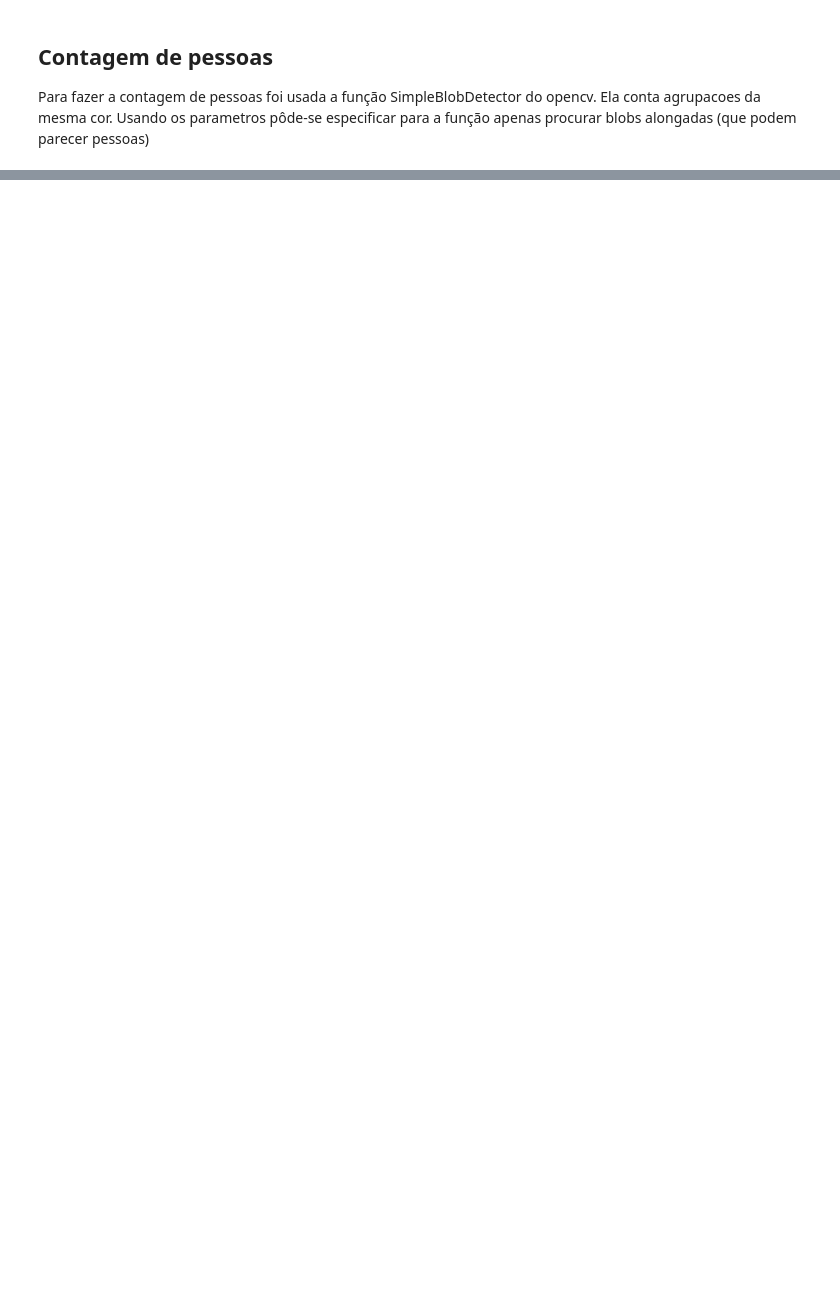
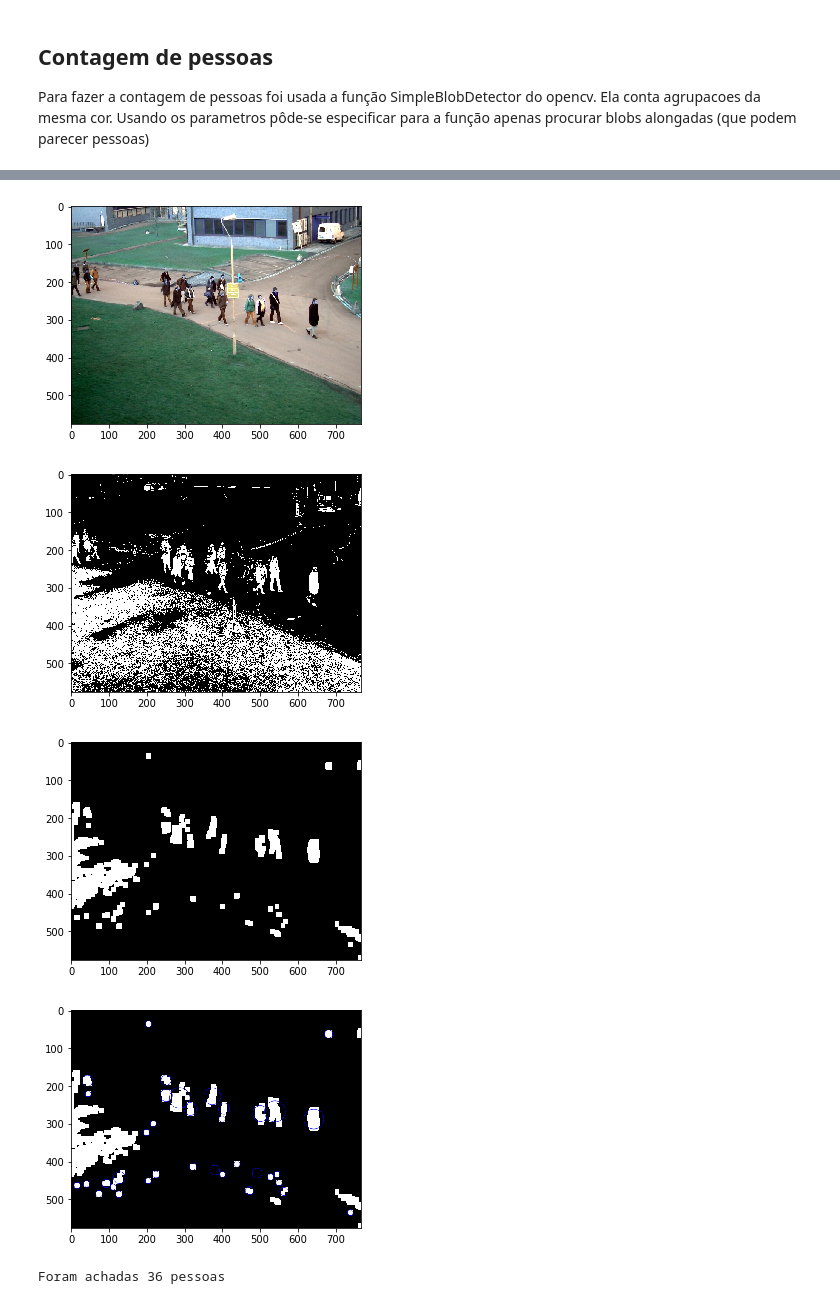
Before and after one commit to guizg/visao2-2, a Jupyter notebook: projeto2-2.ipynb, the cells around one changed output, grey strips where cells are left out. Drawn from its saved outputs; the diff is of its cells as text; code cells hidden in the pictures; blank space fills up the shorter version.

```diff
--- a/projeto2-2.ipynb
+++ b/projeto2-2.ipynb
@@ -303 +300,47 @@ print("Foram achadas {0} pessoas".format(len(keypoints)))
 Foram achadas 2 pessoas
+# %%
+
+#Teste com 1 imagem de foreground mais dificil, uma multidao
+
+img_teste = cv.imread(("../img/Crowd_PETS09-2/S1/L1//Time_13-59/View_001/frame_0122.jpg"))
+
+
+
+rows, cols, cor = img_teste.shape
+
+#Cria imagem preta
+result = np.zeros((rows,cols,3))
+
+
+for j in range(cols):
+    for i in range(rows):
+        if (codebook_check(img_teste[i][j].astype(float), codebook_matrix[i][j]) == False):
+            result[i][j] = [255,255,255]
+plt.imshow(np.uint8(img_teste))
+plt.show()
+plt.imshow(np.uint8(result))
+plt.show()
+
+kernel = np.ones((7,7),np.uint8)
+img_erosada = cv.erode(result,kernel,iterations = 1)
+img_dilatada = cv.dilate(img_erosada,kernel,iterations = 2)
+
+
+plt.imshow(np.uint8(img_dilatada))
+plt.show()
+
+# detectando os blobs.
+keypoints = detector.detect(255-np.uint8(img_dilatada))
+
+# desenhando circulos nos blobs detectados.
+im_with_keypoints = cv.drawKeypoints(np.uint8(img_dilatada), keypoints, np.array([]), (0,0,255), cv.DRAW_MATCHES_FLAGS_DRAW_RICH_KEYPOINTS)
+
+plt.imshow(np.uint8(im_with_keypoints))
+plt.show()
+print("Foram achadas {0} pessoas".format(len(keypoints)))
+# %% [output]
+[figure, added]
+[figure, added]
+[figure, added]
+[figure, added]
+Foram achadas 36 pessoas
```
Also changed, not shown: parts of 10 cells of this notebook.
